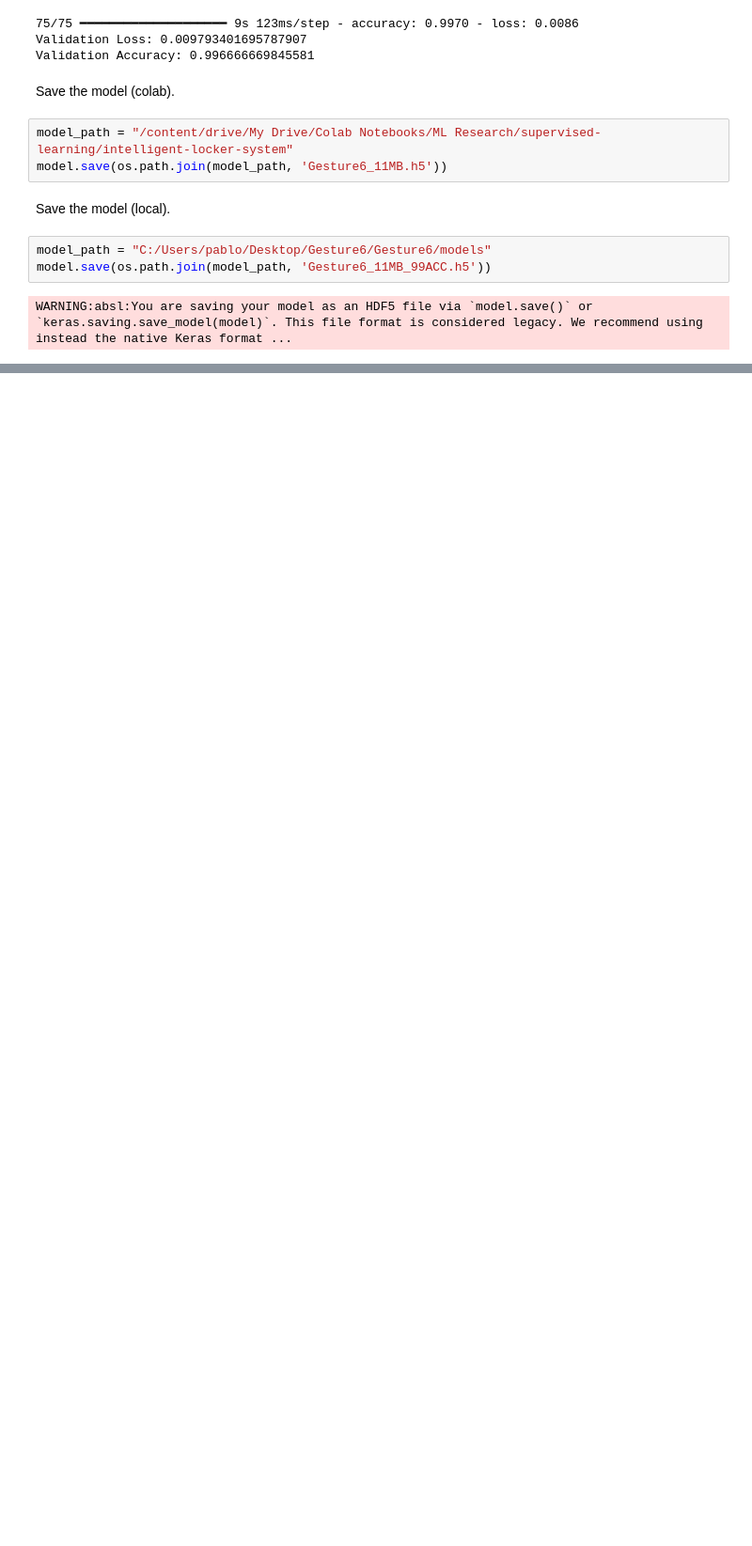
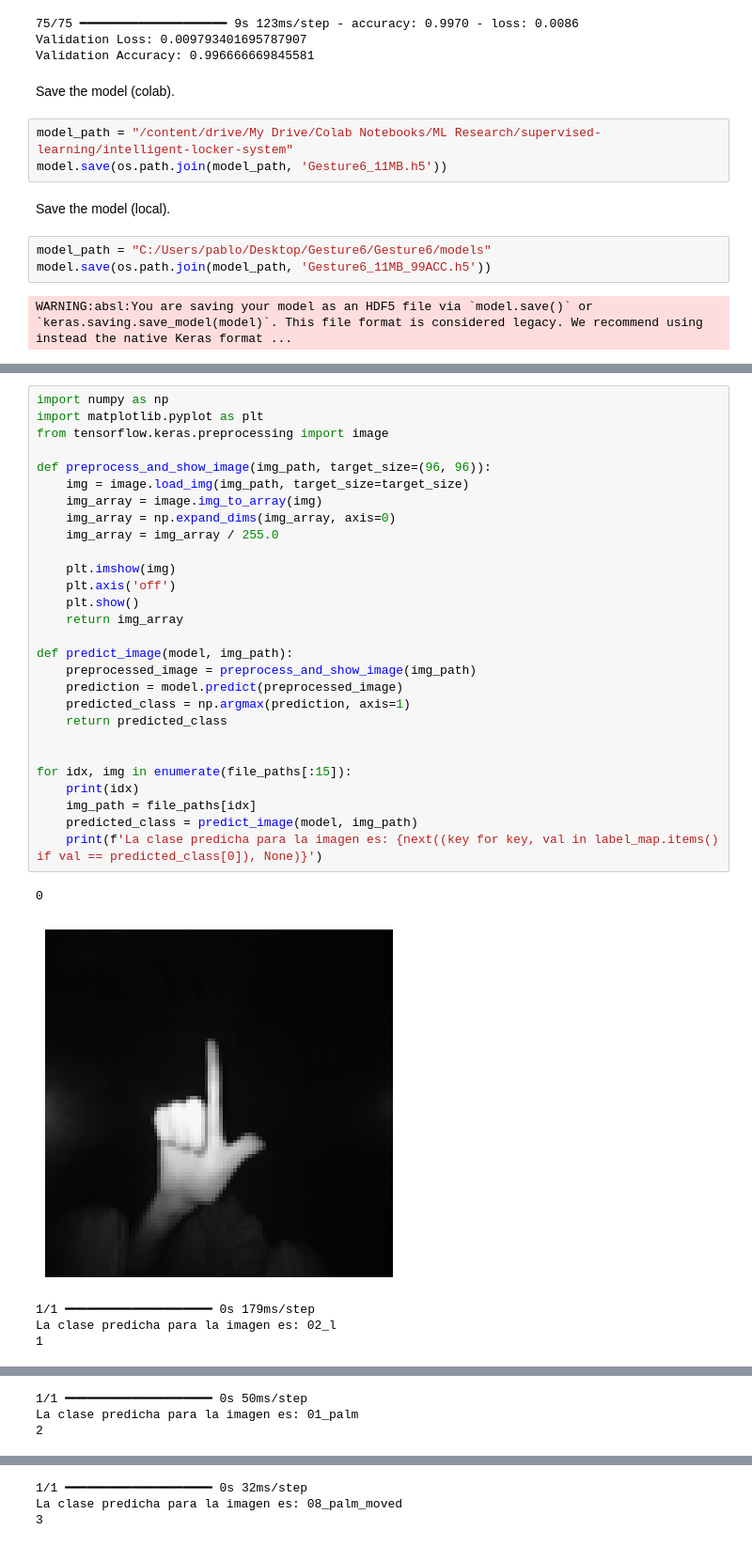
Before and after one commit to PedroVillegasss/Gesture6, a Jupyter notebook: Gesture6.ipynb, the cells around one changed output, grey strips where cells are left out. Shown at 94% size. Drawn from its saved outputs; the diff is of its cells as text; blank space fills up the shorter version.

```diff
--- a/Gesture6.ipynb
+++ b/Gesture6.ipynb
@@ -407,0 +653,34 @@ print("The 96x96 version of the original images were saved in:", data_reshaped_p
+# %%
+import numpy as np
+import matplotlib.pyplot as plt
+from tensorflow.keras.preprocessing import image
+
+def preprocess_and_show_image(img_path, target_size=(96, 96)):
+    img = image.load_img(img_path, target_size=target_size)
+    img_array = image.img_to_array(img)
+    img_array = np.expand_dims(img_array, axis=0)
+    img_array = img_array / 255.0
+
+    plt.imshow(img)
+    plt.axis('off')
+    plt.show()
+    return img_array
+
+def predict_image(model, img_path):
+    preprocessed_image = preprocess_and_show_image(img_path)
+    prediction = model.predict(preprocessed_image)
+    predicted_class = np.argmax(prediction, axis=1)
+    return predicted_class
+
+
+for idx, img in enumerate(file_paths[:15]):
+    print(idx)
+    img_path = file_paths[idx]
+    predicted_class = predict_image(model, img_path)
+    print(f'La clase predicha para la imagen es: {next((key for key, val in label_map.items() if val == predicted_class[0]), None)}')
+# %% [output]
+0
+[figure, added]
+1/1 ━━━━━━━━━━━━━━━━━━━━ 0s 179ms/step
+La clase predicha para la imagen es: 02_l
+1
@@ -407,0 +688,3 @@ print("The 96x96 version of the original images were saved in:", data_reshaped_p
+1/1 ━━━━━━━━━━━━━━━━━━━━ 0s 50ms/step
+La clase predicha para la imagen es: 01_palm
+2
@@ -407,0 +692,3 @@ print("The 96x96 version of the original images were saved in:", data_reshaped_p
+1/1 ━━━━━━━━━━━━━━━━━━━━ 0s 32ms/step
+La clase predicha para la imagen es: 08_palm_moved
+3
```
Also changed, not shown: parts of 39 cells of this notebook, 7 other files.
